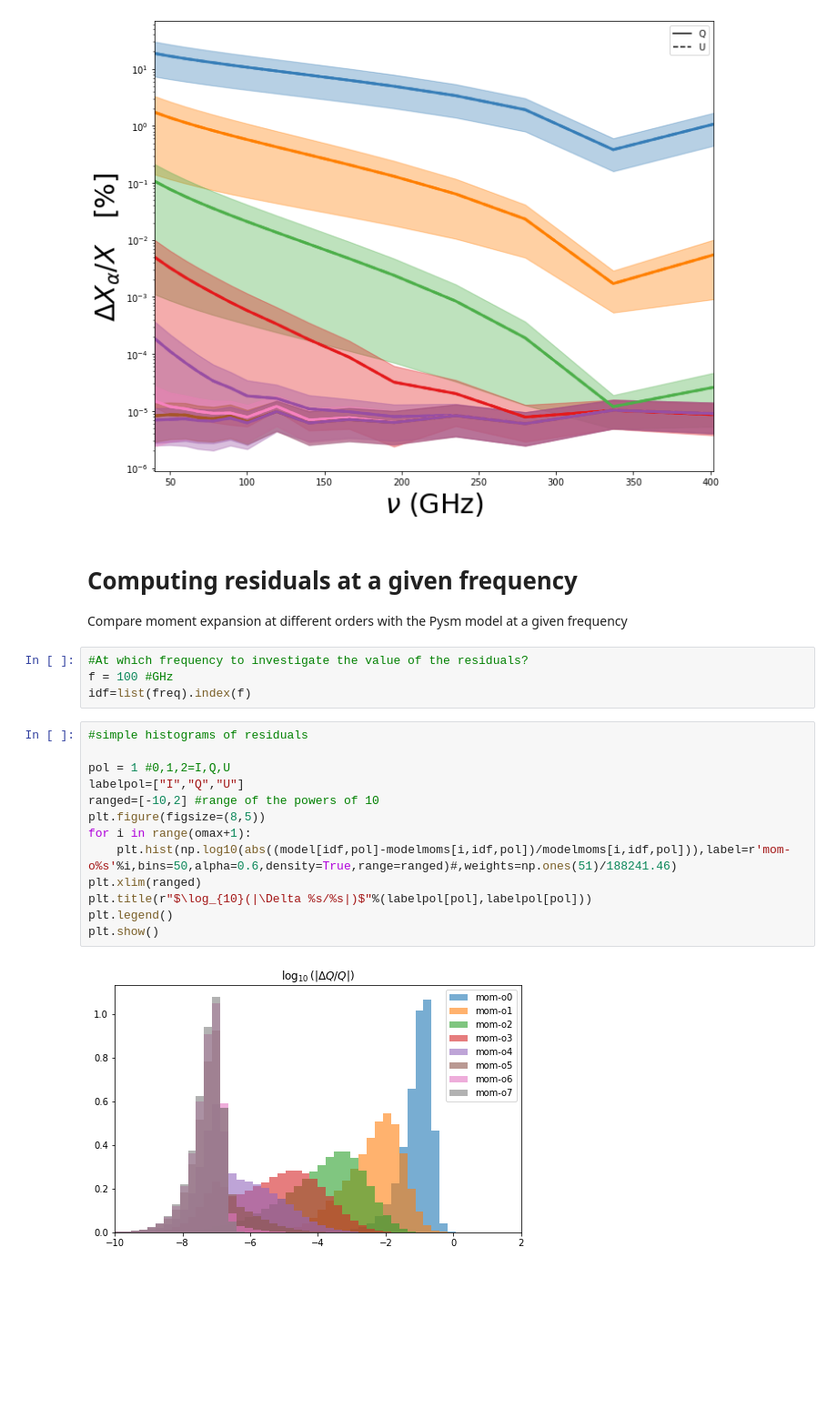
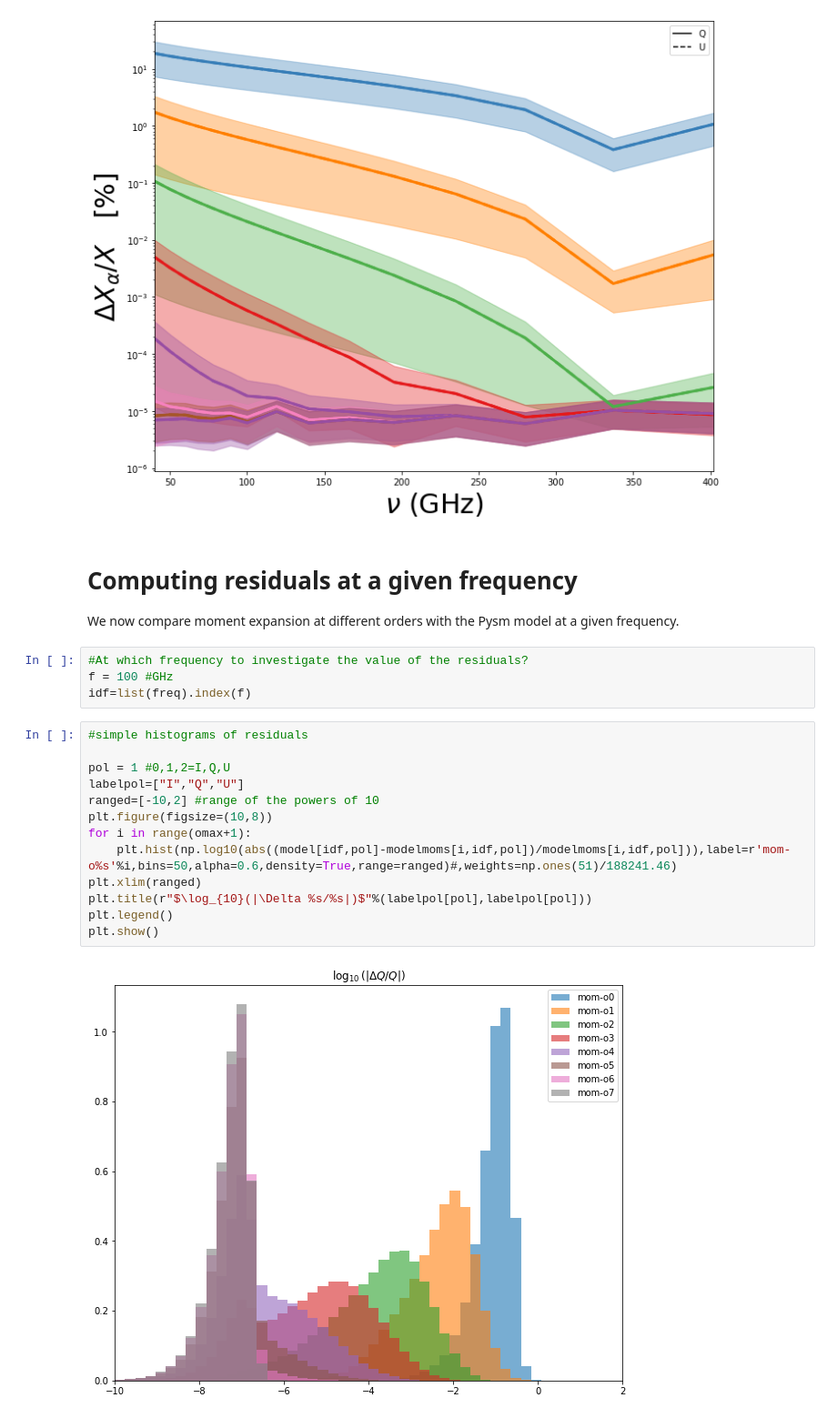
Before and after one commit to LeoVacher/moments_for_panex, a Jupyter notebook: Reproduce_any_Pysm_model.ipynb, the cells around one changed output. Shown at 91% size. Cells and saved outputs as stored; diff of their text form; blank space fills up the shorter version.

```diff
--- a/Reproduce_any_Pysm_model.ipynb
+++ b/Reproduce_any_Pysm_model.ipynb
@@ -140,7 +159,8 @@ plt.tight_layout()
 [figure]
 # %% [markdown]
 # Computing residuals at a given frequency
-Compare moment expansion at different orders with the Pysm model at a given frequency
+
+We now compare moment expansion at different orders with the Pysm model at a given frequency.
 # %%
 #At which frequency to investigate the value of the residuals?
 f = 100 #GHz
@@ -148,18 +168,18 @@ idf=list(freq).index(f)
 # %%
 #simple histograms of residuals
 
 pol = 1 #0,1,2=I,Q,U
 labelpol=["I","Q","U"]
 ranged=[-10,2] #range of the powers of 10
-plt.figure(figsize=(8,5))
+plt.figure(figsize=(10,8))
 for i in range(omax+1):
     plt.hist(np.log10(abs((model[idf,pol]-modelmoms[i,idf,pol])/modelmoms[i,idf,pol])),label=r'mom-o%s'%i,bins=50,alpha=0.6,density=True,range=ranged)#,weights=np.ones(51)/188241.46)
 plt.xlim(ranged)
 plt.title(r"$\log_{10}(|\Delta %s/%s|)$"%(labelpol[pol],labelpol[pol]))
 plt.legend()
 plt.show()
 # %% [output]
-[figure, old version]
+[figure, new version]
 # %%
 #plot of the log10 relative residual maps for maximum order of the expansion (also displayed in histograms previously). Should look like white noise when the only limit is python precision.
 res=abs(model[idf,pol]-modelmoms[omax,idf,pol])
```
Also changed, not shown: parts of 10 cells of this notebook, 1 other file.
